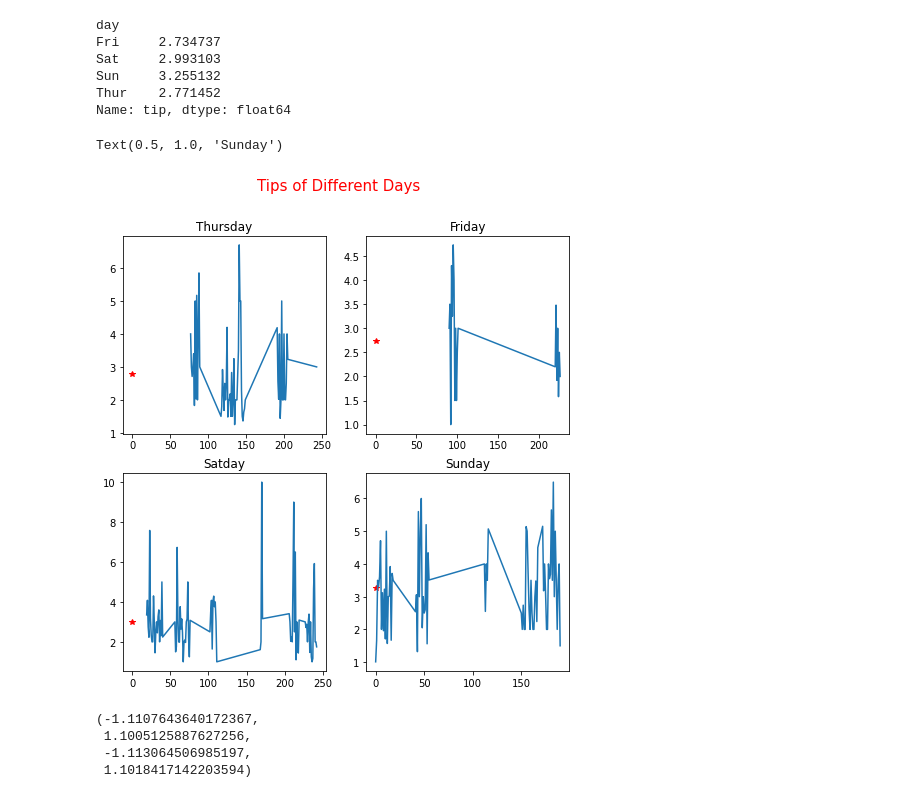
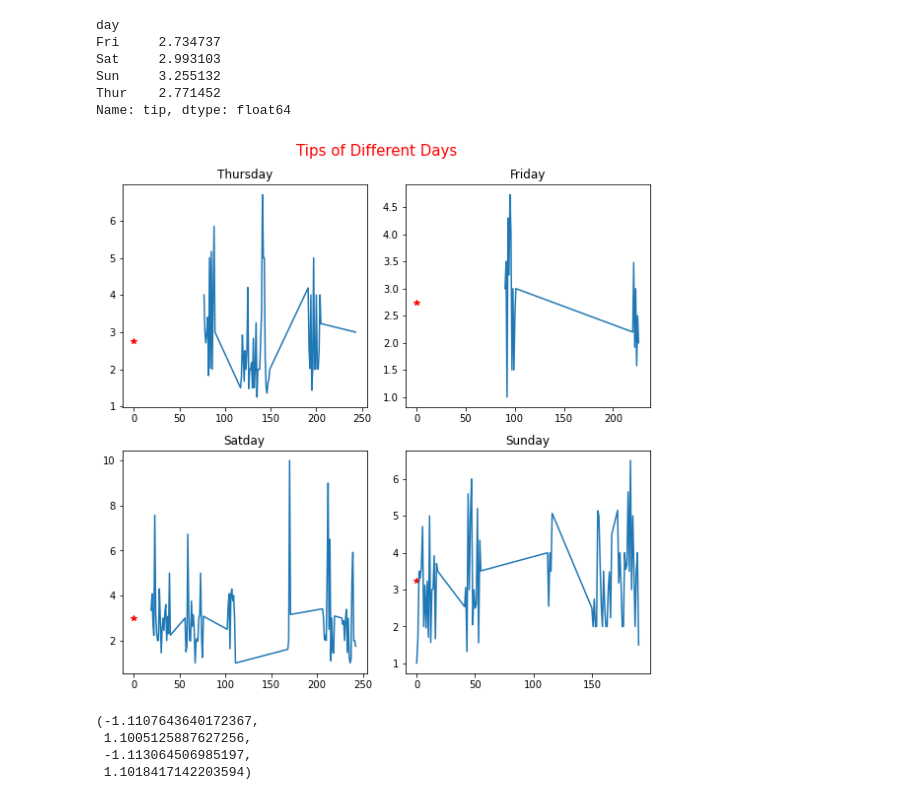
Before and after one commit to Shusmoy108/Data-Mining, a Jupyter notebook: HW01.ipynb, the cells around one changed output. Saved outputs shown, nothing was run; the diff lists cells and outputs as text; code cells hidden in the pictures.

```diff
--- a/HW01.ipynb
+++ b/HW01.ipynb
@@ -235,29 +232,29 @@ Name: tip, dtype: float64
 # %%
 thur= tips_data.loc[tips_data['day'] == "Thur"]
 fri= tips_data.loc[tips_data['day'] == "Fri"]
 sat= tips_data.loc[tips_data['day'] == "Sat"]
 sun= tips_data.loc[tips_data['day'] == "Sun"]
 plt.figure(figsize=(8, 8))
 plt.suptitle("Tips of Different Days", fontsize=15, color='red')
 plt.subplot(221)
 plt.plot([0], [thur['tip'].mean()],"*",color="r",)
 plt.plot(thur.index,thur['tip'])
 plt.title("Thursday")
 plt.subplot(222)
 plt.plot([0], [fri['tip'].mean()],"*",color="r",)
 plt.plot(fri.index,fri['tip'])
 plt.title("Friday")
 plt.subplot(223)
 plt.plot([0], [sat['tip'].mean()],"*",color="r",)
 plt.plot(sat.index,sat['tip'])
 plt.title("Satday")
 plt.subplot(224)
 plt.plot([0], [sun['tip'].mean()],"*",color="r",)
 plt.plot(sun.index,sun['tip'])
 plt.title("Sunday")
+plt.tight_layout()
 # %% [output]
-Text(0.5, 1.0, 'Sunday')
-[figure, old version]
+[figure, new version]
 # %%
 plt.pie([fri["tip"].sum(),sat["tip"].sum(),sun["tip"].sum(),thur["tip"].sum()],labels=["Fri","Sat","Sun",'Thur'], autopct="%0.2f%%")
 plt.axis('equal')
```
Also changed, not shown: parts of 19 cells of this notebook.
